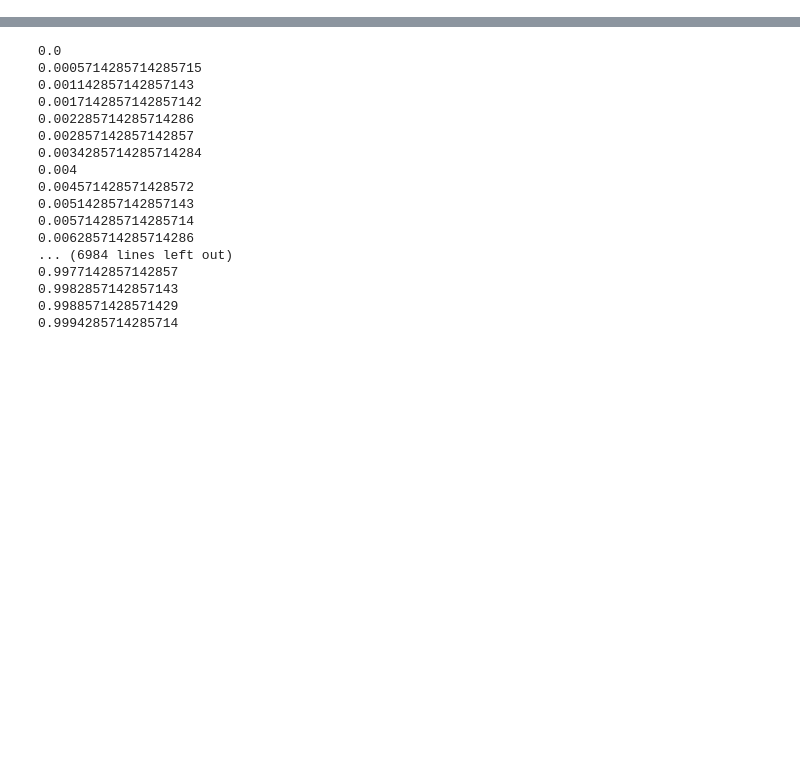
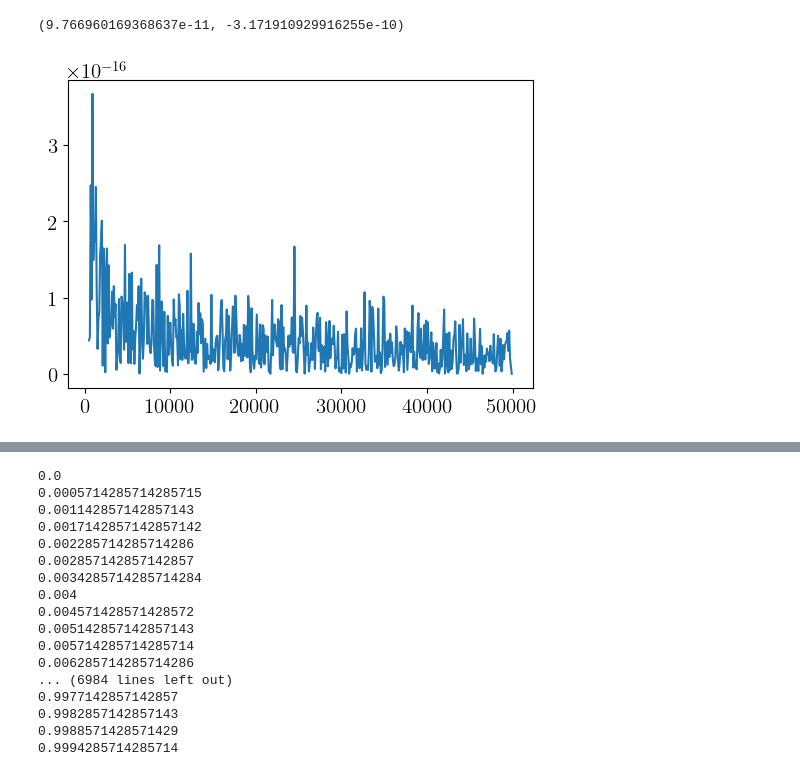
Before and after one commit to anastuhec/30-03-slike, a Jupyter notebook: 25-03-test.ipynb, the cells around one changed output, grey strips where cells are left out. Saved outputs shown, nothing was run; the diff lists cells and outputs as text; code cells hidden in the pictures; blank space fills up the shorter version.

```diff
--- a/25-03-test.ipynb
+++ b/25-03-test.ipynb
@@ -92,0 +228,19 @@ gap = 1.073
+# %%
+eps=1e-6
+results = []
+Nepsilons = np.arange(500,50000,100)
+for i, Nepsilon in enumerate(Nepsilons):
+    res1 = cb.Pi_bubble_tilde_long(omega, e_mk, e_nk, Gamma, mu, T, Nepsilon, eps)
+    results.append(res1[0].imag)
+eps = 1e-4
+deg = 200
+nodes, weights = np.polynomial.legendre.leggauss(deg)
+Nepsilon = 1000
+res1 = cb.Pi_bubble_tilde_long(omega, e_mk, e_nk, Gamma, mu, T, Nepsilon, eps)
+res2 = cb.Pi_bubble_tilde(omega, e_mk, e_nk, Gamma, mu_, invt, nodes, weights, eps)
+plt.plot(Nepsilons, np.abs(np.array(results) - results[-1]))
+
+res2[3].imag, res1[3].imag
+# %% [output]
+(9.766960169368637e-11, -3.171910929916255e-10)
+[figure, added]
```
Also changed, not shown: parts of 49 cells of this notebook, 3 other files.
